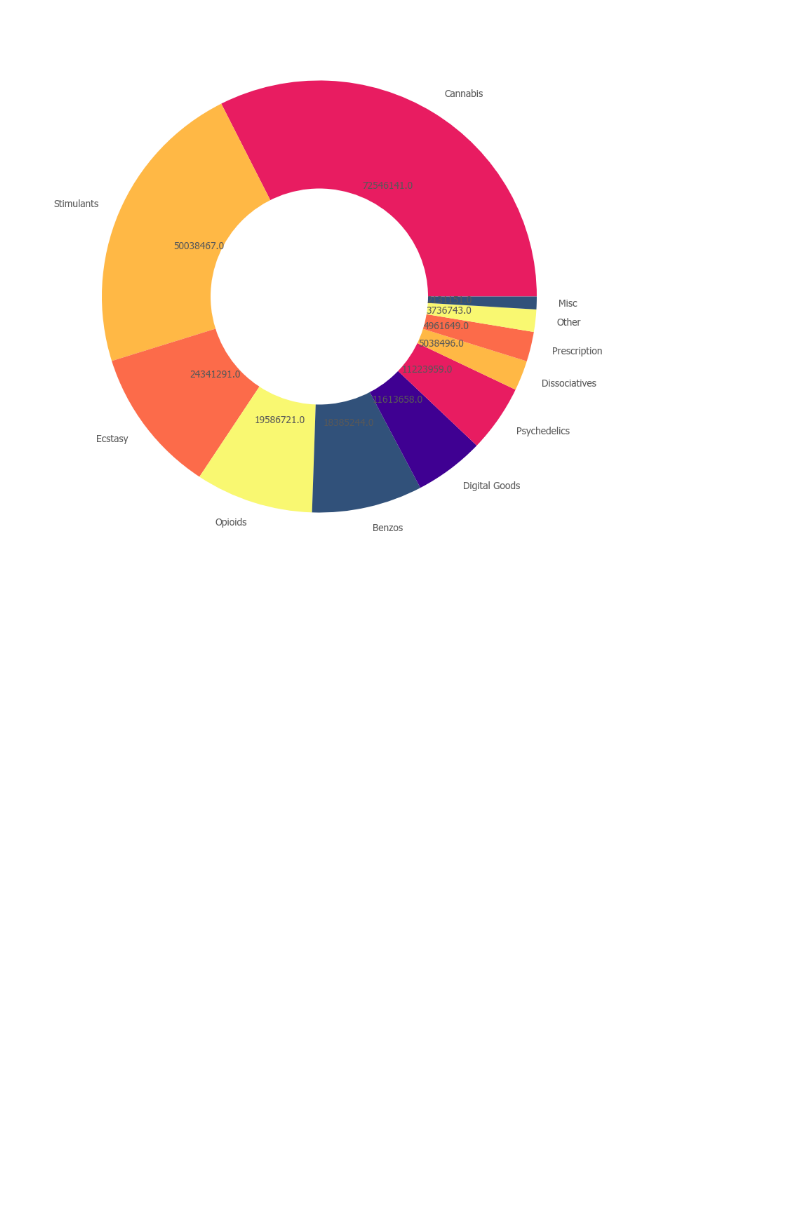
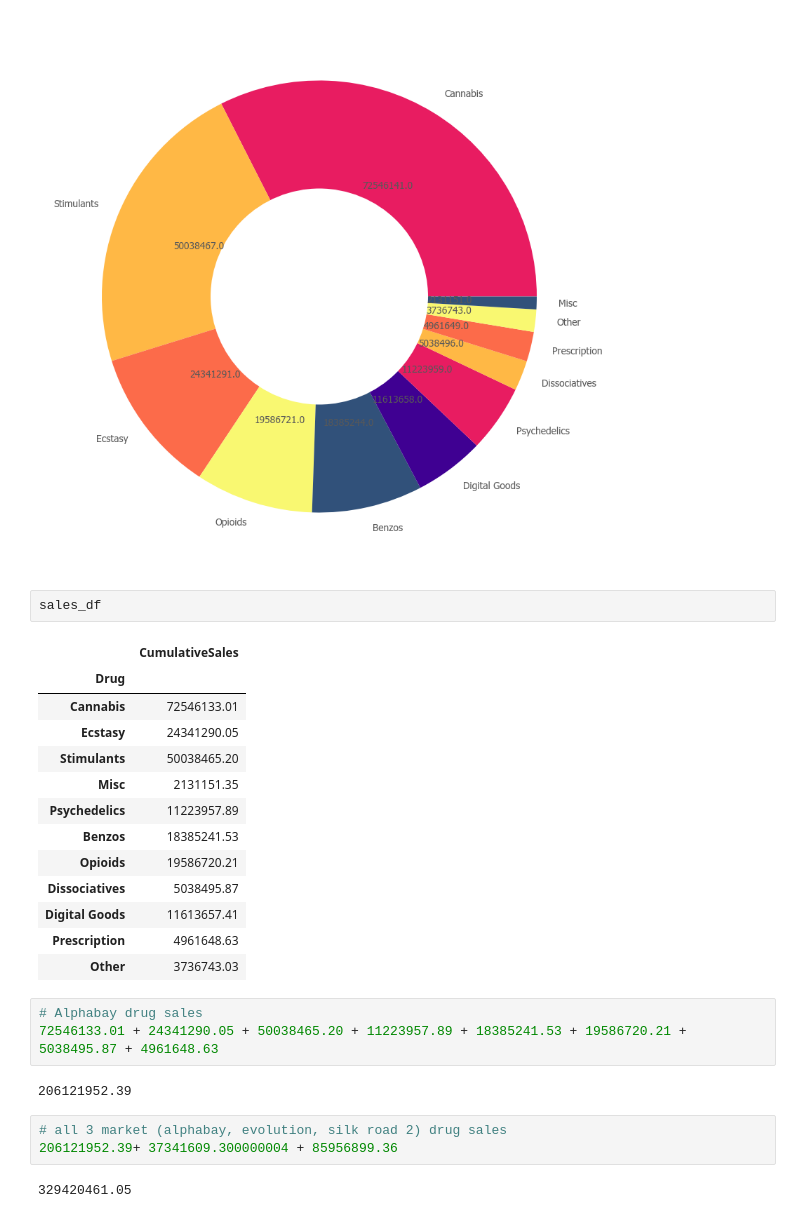
Before and after one commit to angelareplica/data-studio, a Jupyter notebook: code/05-dnm-drugs/alphabay.ipynb, the cells around one changed output. Saved outputs shown, nothing was run; the diff lists cells and outputs as text; blank space fills up the shorter version.

```diff
--- a/code/05-dnm-drugs/alphabay.ipynb
+++ b/code/05-dnm-drugs/alphabay.ipynb
@@ -129,3 +129,29 @@ plt.savefig("alphabay_sales.pdf")
 plt.show()
 # %% [output]
 [figure]
+# %%
+sales_df
+# %% [output]
+|  | CumulativeSales |
+| Drug |  |
+| Cannabis | 72546133.01 |
+| Ecstasy | 24341290.05 |
+| Stimulants | 50038465.20 |
+| Misc | 2131151.35 |
+| Psychedelics | 11223957.89 |
+| Benzos | 18385241.53 |
+| Opioids | 19586720.21 |
+| Dissociatives | 5038495.87 |
+| Digital Goods | 11613657.41 |
+| Prescription | 4961648.63 |
+| Other | 3736743.03 |
+# %%
+# Alphabay drug sales
+72546133.01 + 24341290.05 + 50038465.20 + 11223957.89 + 18385241.53 + 19586720.21 + 5038495.87 + 4961648.63
+# %% [output]
+206121952.39
+# %%
+# all 3 market (alphabay, evolution, silk road 2) drug sales
+206121952.39+ 37341609.300000004 + 85956899.36
+# %% [output]
+329420461.05
```
Also changed, not shown: parts of 12 cells of this notebook, 2 other files.
